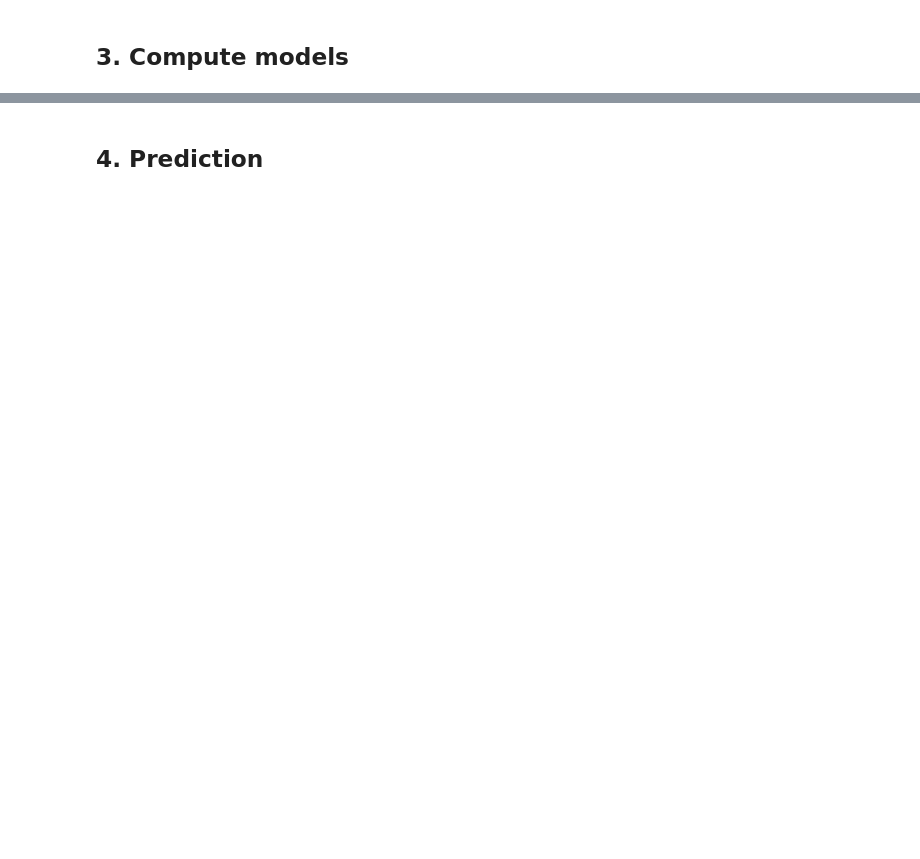
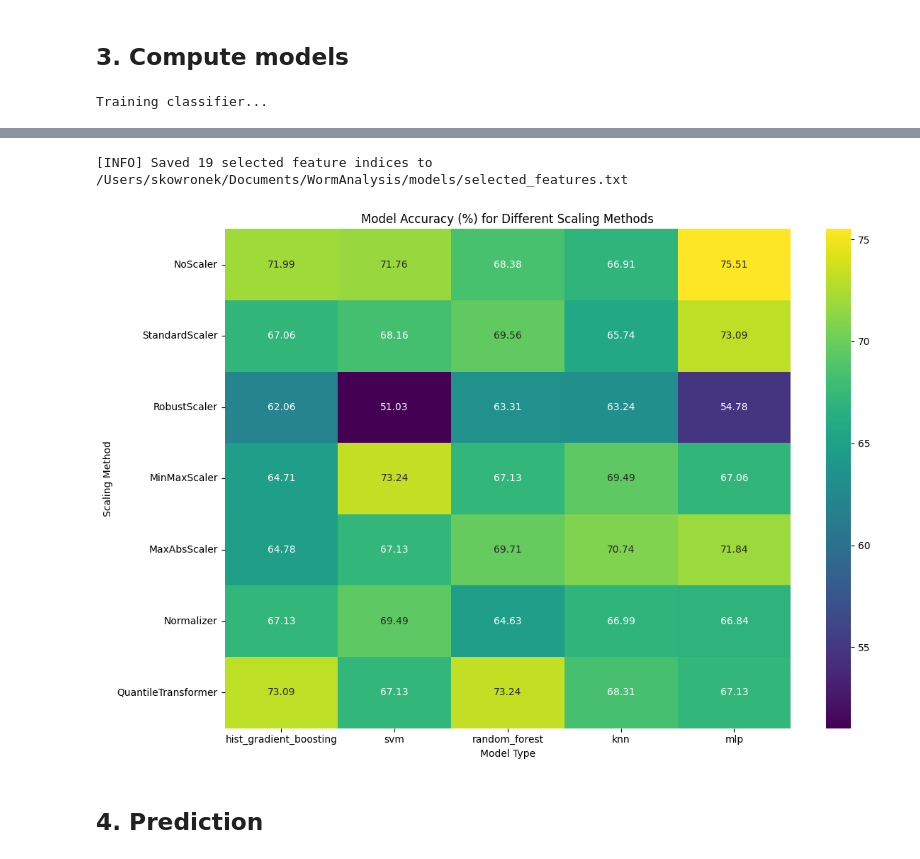
Before and after one commit to arthurskowronek/WormAnalysis, a Jupyter notebook: notebooks/train_mutant_prediction_model.ipynb, the cells around one changed output, grey strips where cells are left out. Saved outputs shown, nothing was run; the diff lists cells and outputs as text; code cells hidden in the pictures; blank space fills up the shorter version.

```diff
--- a/notebooks/train_mutant_prediction_model.ipynb
+++ b/notebooks/train_mutant_prediction_model.ipynb
@@ -8,5 +8,5 @@ sys.path.append(project_root)
 
 from src.system.dataset_manager import Dataset_Manager
 # %%
-NAME_DATASET = "big_dataset"  # Name of the dataset to be used
+NAME_DATASET = "dataset_20251001_145915"  # Name of the dataset to be used
 dataset = Dataset_Manager()
@@ -19,7 +17,8 @@ dataset.load_images(compute = True, # If True, forces the reloading of images fr
     name_dataset = NAME_DATASET,
     test_mode = False, # If True, loads a minimal subset of images for testing purposes (e.g., one mutant, one wild type).
     training = True, # If True, loads data from 'Mutant' and 'WT' directories. If False, loads data from the 'Unclassified' directory
-    visualize = False  # Set to True if you want to visualize the preprocessing results
+    visualize = False,  # Set to True if you want to visualize the preprocessing results
+    validation = False # If True, loads data from the 'validation' directory
 )
 # %% [output]
 No cached data found, proceeding with fresh data loading...
@@ -45,9 +44,9 @@ Processing image: /Users/skowronek/Documents/WormAnalysis/data/Mutant/MutEN6017-
 # %%
 dataset.set_features(
     compute = True, # If True, re-computes features from the raw data.
-    save_features = False, # If True, saves the computed features to a pickle file.
+    save_features = True, # If True, saves the computed features to a pickle file.
     name_dataset=NAME_DATASET,
     feature_reduction=False,  # Set to True if you want to apply a feature reduction (PCA)
-    selection_method='saved',  # Change to 'saved' or ('kbest', 'boruta', 'mRMR', 'elasticnet' or 'lasso') or 'none'
+    selection_method='none',  # Change to 'saved' or 'none'
     verbose=False
 )
@@ -54,13 +72,17 @@ dataset.set_features(
 # %% [markdown]
 ## 3. Compute models
 # %%
-model = dataset.get_model(compute=True,
-    retrain = False, # If True, forces retraining even if the dataset size hasn't changed.
+model = dataset.get_model(
+    compute=True,
+    retrain = True, # If True, forces retraining even if the dataset size hasn't changed.
     model_type = 'classifier', # 'outlier' or 'classifier'
     outlier_type = 'mahalanobis_chi2', # 'elliptic_envelope' or 'mahalanobis_chi2'
-    #classifier_type = ['svm'], # ['hist_gradient_boosting', 'svm', 'random_forest', 'knn', 'mlp']
-    #scaler = ['Normalizer'], # ['NoScaler','StandardScaler','RobustScaler','MinMaxScaler','MaxAbsScaler','Normalizer','QuantileTransformer']
+    # classifier_type = ['svm'], # ['hist_gradient_boosting', 'svm', 'random_forest', 'knn', 'mlp']
+    # scaler = ['MaxAbsScaler'], # ['NoScaler','StandardScaler','RobustScaler','MinMaxScaler','MaxAbsScaler','Normalizer','QuantileTransformer']
     optimizing = False,
-    verbose = False,
-    shap_analysis = False
+    verbose = True,
+    shap_analysis = False,
+    feature_selection_method = 'lasso' # 'lasso', 'elasticnet', 'kbest', 'boruta', 'none'
 )
+# %% [output]
+Training classifier...
@@ -67,3 +90,5 @@ model = dataset.get_model(compute=True,
+[INFO] Saved 19 selected feature indices to /Users/skowronek/Documents/WormAnalysis/models/selected_features.txt
+[figure, added]
 # %% [markdown]
 ## 4. Prediction
 # %%
```
Also changed, not shown: parts of 5 cells of this notebook, 10 other files.
